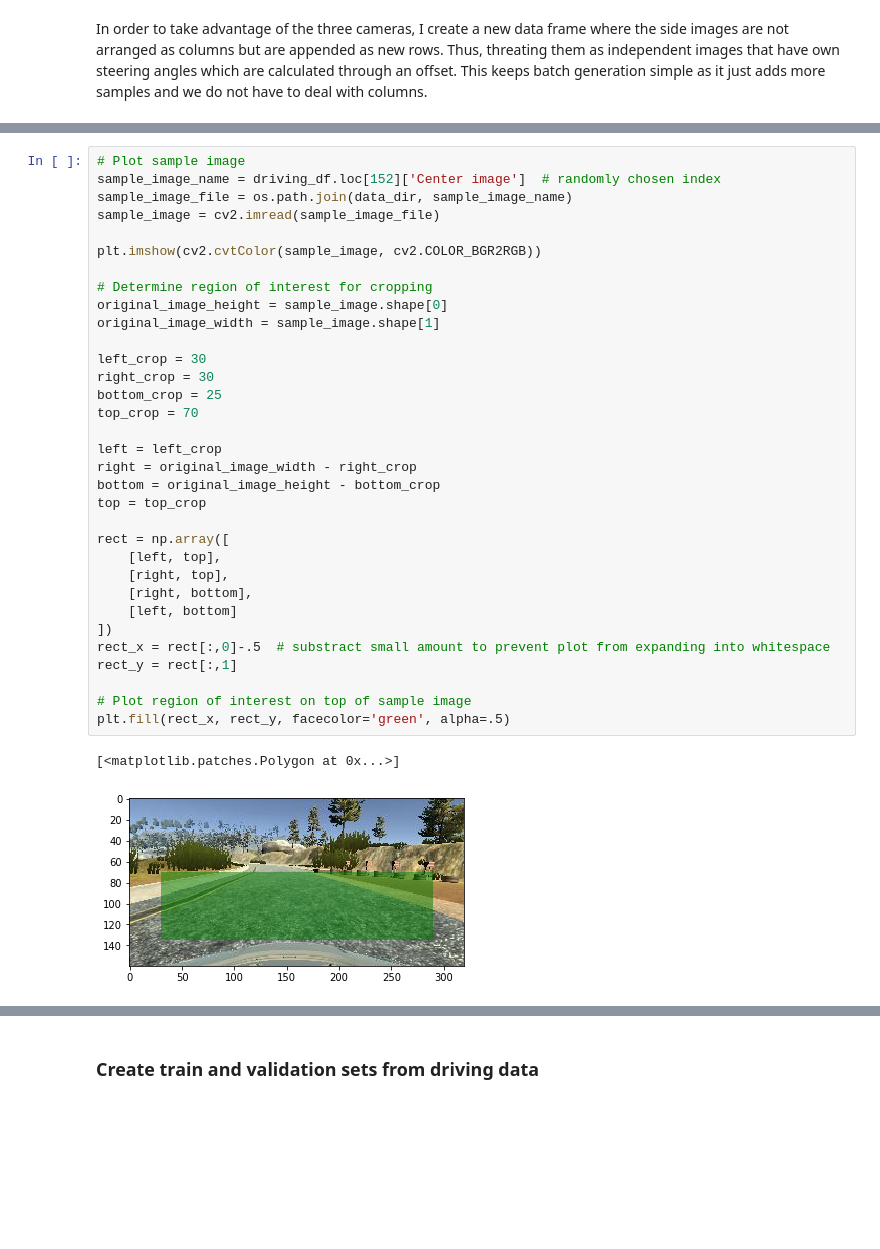
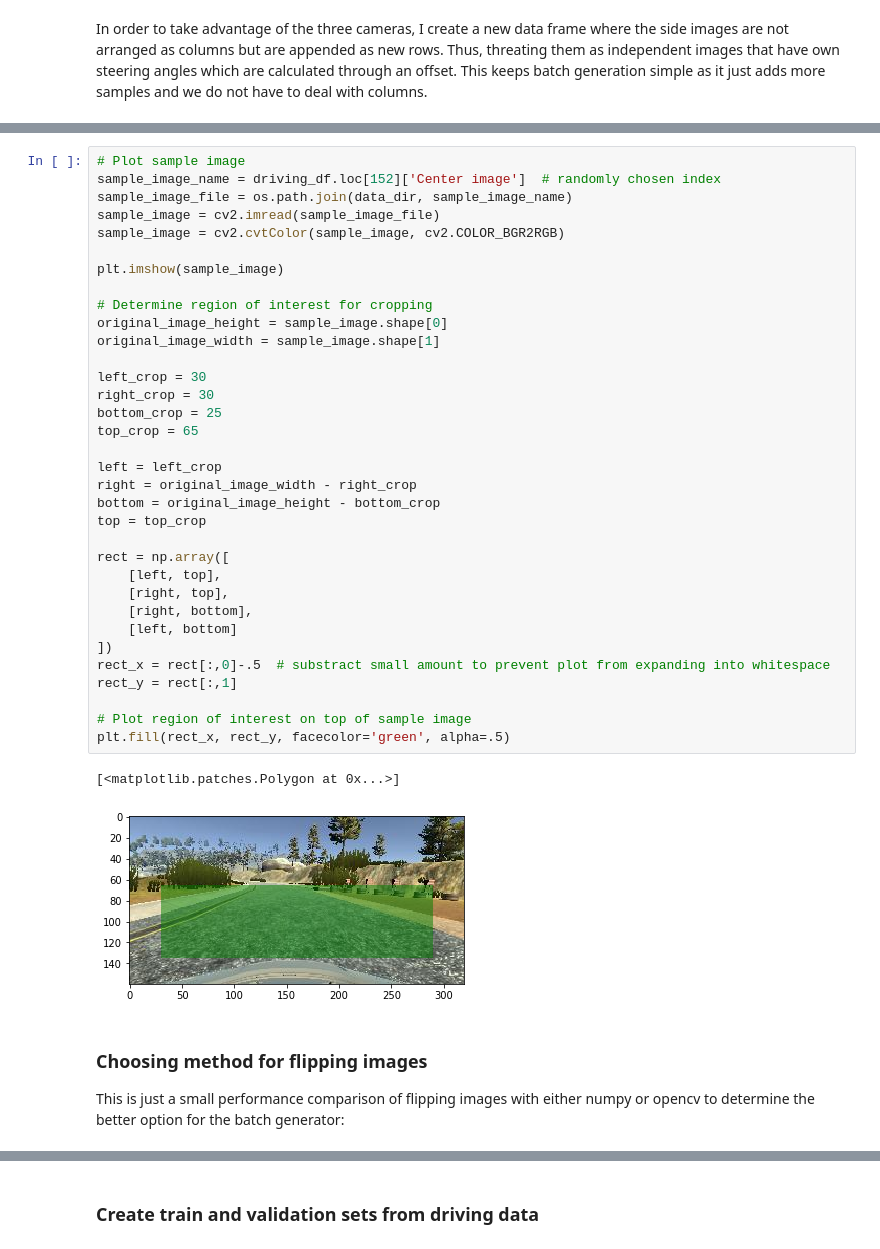
Before and after one commit to Pyrax/CarND-Behavioral-Cloning-P3, a Jupyter notebook: Behavioral_Cloning.ipynb, the cells around one changed output, grey strips where cells are left out. Saved outputs shown, nothing was run; the diff lists cells and outputs as text; blank space fills up the shorter version.

```diff
--- a/Behavioral_Cloning.ipynb
+++ b/Behavioral_Cloning.ipynb
@@ -121,34 +147,39 @@ mean steering angles by cameras:
 sample_image_name = driving_df.loc[152]['Center image']  # randomly chosen index
 sample_image_file = os.path.join(data_dir, sample_image_name)
 sample_image = cv2.imread(sample_image_file)
+sample_image = cv2.cvtColor(sample_image, cv2.COLOR_BGR2RGB)
 
-plt.imshow(cv2.cvtColor(sample_image, cv2.COLOR_BGR2RGB))
+plt.imshow(sample_image)
 
 # Determine region of interest for cropping
 original_image_height = sample_image.shape[0]
 original_image_width = sample_image.shape[1]
 
 left_crop = 30
 right_crop = 30
 bottom_crop = 25
-top_crop = 70
+top_crop = 65
 
 left = left_crop
 right = original_image_width - right_crop
 bottom = original_image_height - bottom_crop
 top = top_crop
 
 rect = np.array([
     [left, top],
     [right, top],
     [right, bottom],
     [left, bottom]
 ])
 rect_x = rect[:,0]-.5  # substract small amount to prevent plot from expanding into whitespace
 rect_y = rect[:,1]
 
 # Plot region of interest on top of sample image
 plt.fill(rect_x, rect_y, facecolor='green', alpha=.5)
 # %% [output]
 [<matplotlib.patches.Polygon at 0x...>]
-[figure, old version]
+[figure, new version]
+# %% [markdown]
+### Choosing method for flipping images
+
+This is just a small performance comparison of flipping images with either numpy or opencv to determine the better option for the batch generator:
```
Also changed, not shown: parts of 18 cells of this notebook, 1 other file.
